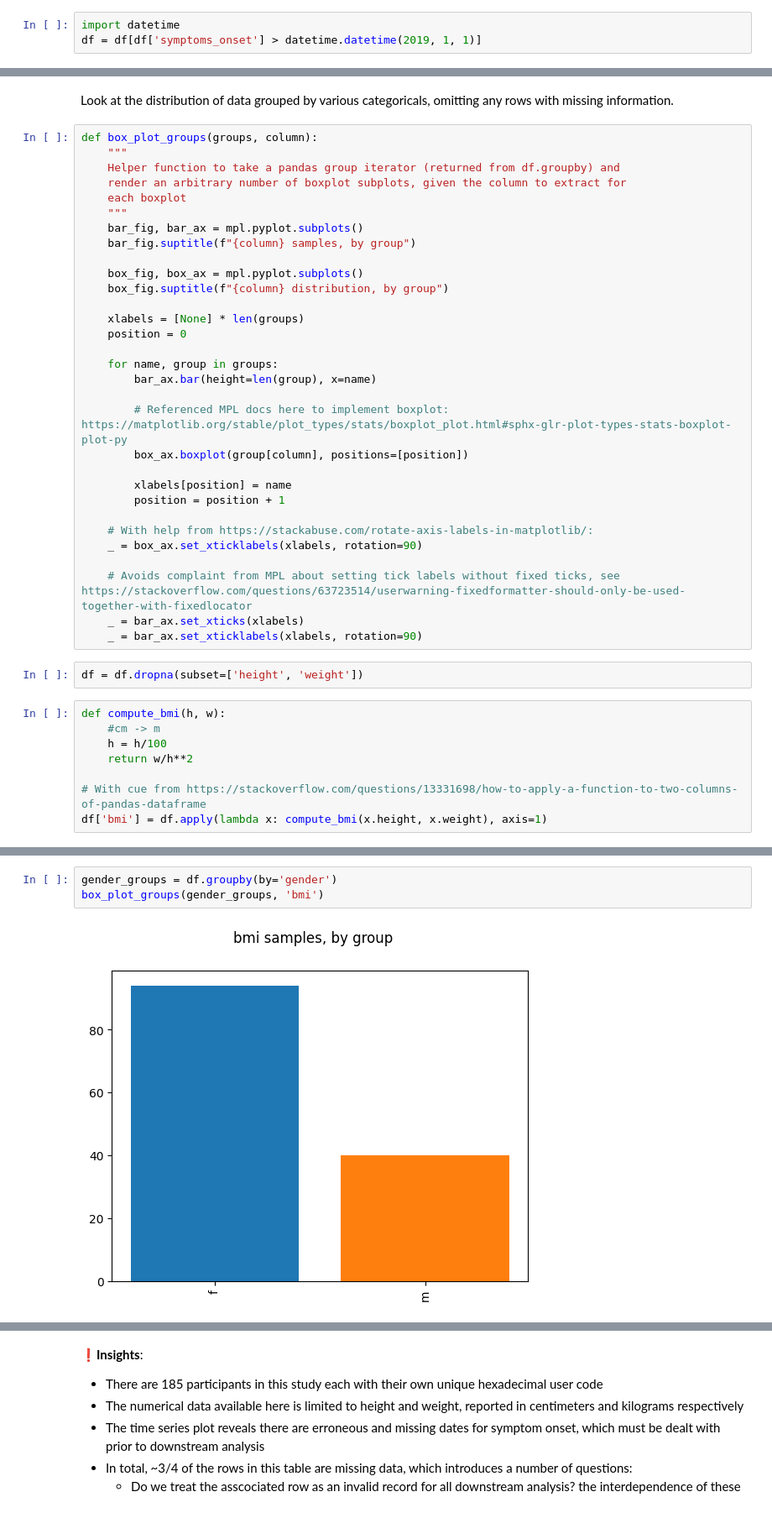
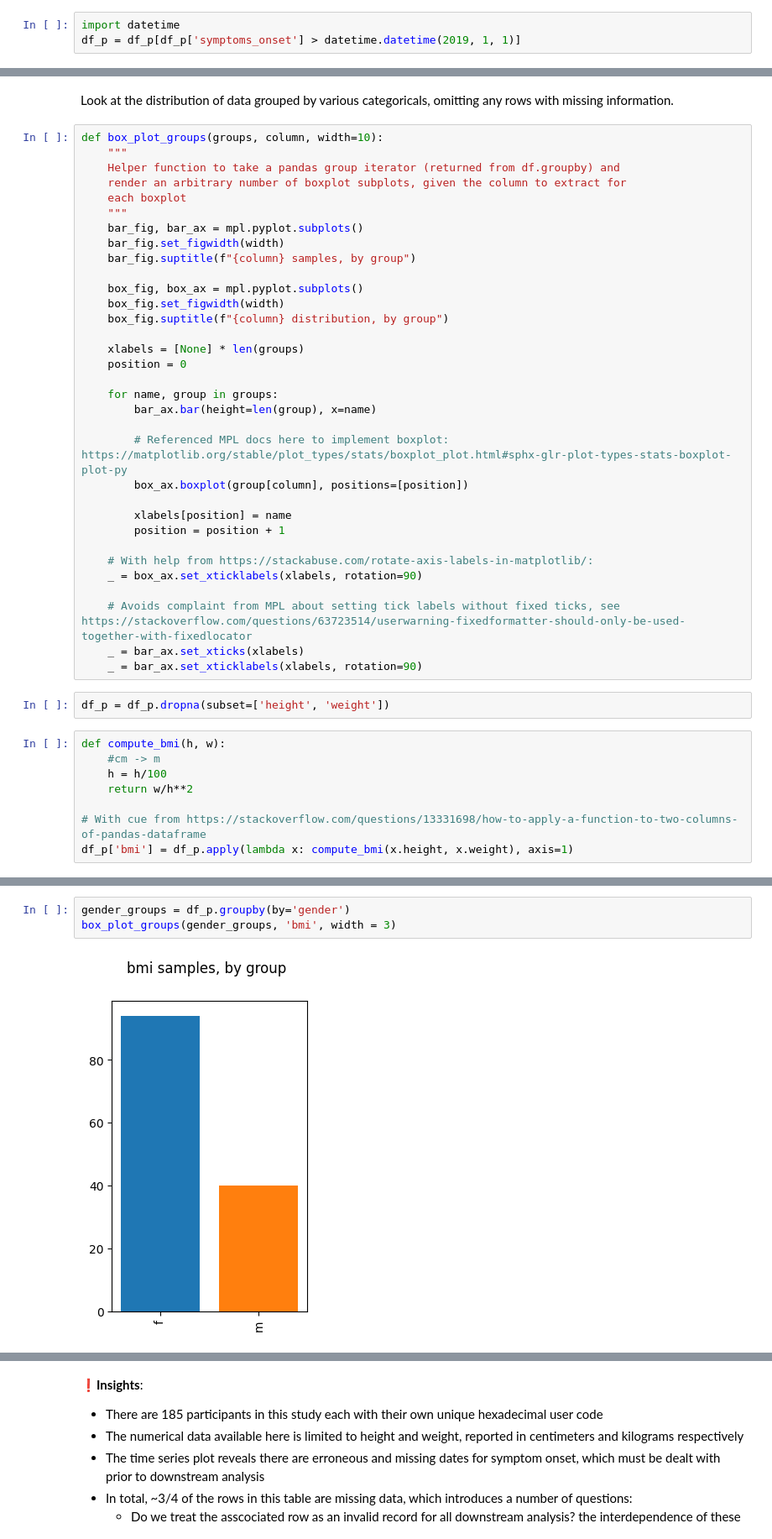
Before and after one commit to AIPI510/aipi510-fall24, a Jupyter notebook: ta4-trackstars.ipynb, the cells around one changed output, grey strips where cells are left out. Shown at 84% size. Saved outputs shown, nothing was run; the diff lists cells and outputs as text.

```diff
--- a/ta4-trackstars.ipynb
+++ b/ta4-trackstars.ipynb
@@ -327,5 +334,5 @@ df['symptoms_onset'].hist()
 Omit data that occurs outside of the plausible COVID-19 pandemic infection window
 # %%
 import datetime
-df = df[df['symptoms_onset'] > datetime.datetime(2019, 1, 1)]
+df_p = df_p[df_p['symptoms_onset'] > datetime.datetime(2019, 1, 1)]
 # %%
@@ -344,16 +351,18 @@ _ = mpl.pyplot.hist(df['weight'], bins=len(df))
 # %% [markdown]
 Look at the distribution of data grouped by various categoricals, omitting any rows with missing information.
 # %%
-def box_plot_groups(groups, column):
+def box_plot_groups(groups, column, width=10):
     """
     Helper function to take a pandas group iterator (returned from df.groupby) and
     render an arbitrary number of boxplot subplots, given the column to extract for
     each boxplot
     """
     bar_fig, bar_ax = mpl.pyplot.subplots()
+    bar_fig.set_figwidth(width)
     bar_fig.suptitle(f"{column} samples, by group")
 
     box_fig, box_ax = mpl.pyplot.subplots()
+    box_fig.set_figwidth(width)
     box_fig.suptitle(f"{column} distribution, by group")
 
     xlabels = [None] * len(groups)
@@ -375,7 +384,7 @@ def box_plot_groups(groups, column):
     _ = bar_ax.set_xticks(xlabels)
     _ = bar_ax.set_xticklabels(xlabels, rotation=90)
 # %%
-df = df.dropna(subset=['height', 'weight'])
+df_p = df_p.dropna(subset=['height', 'weight'])
 # %%
 def compute_bmi(h, w):
     #cm -> m
@@ -383,5 +392,5 @@ def compute_bmi(h, w):
     return w/h**2
 
 # With cue from https://stackoverflow.com/questions/13331698/how-to-apply-a-function-to-two-columns-of-pandas-dataframe
-df['bmi'] = df.apply(lambda x: compute_bmi(x.height, x.weight), axis=1)
+df_p['bmi'] = df_p.apply(lambda x: compute_bmi(x.height, x.weight), axis=1)
 # %%
@@ -394,5 +403,5 @@ box_plot_groups(country_groups, 'bmi')
 # %%
-gender_groups = df.groupby(by='gender')
-box_plot_groups(gender_groups, 'bmi')
+gender_groups = df_p.groupby(by='gender')
+box_plot_groups(gender_groups, 'bmi', width = 3)
 # %% [output]
-[figure, old version]
+[figure, new version]
```
Also changed, not shown: parts of 110 cells of this notebook.
